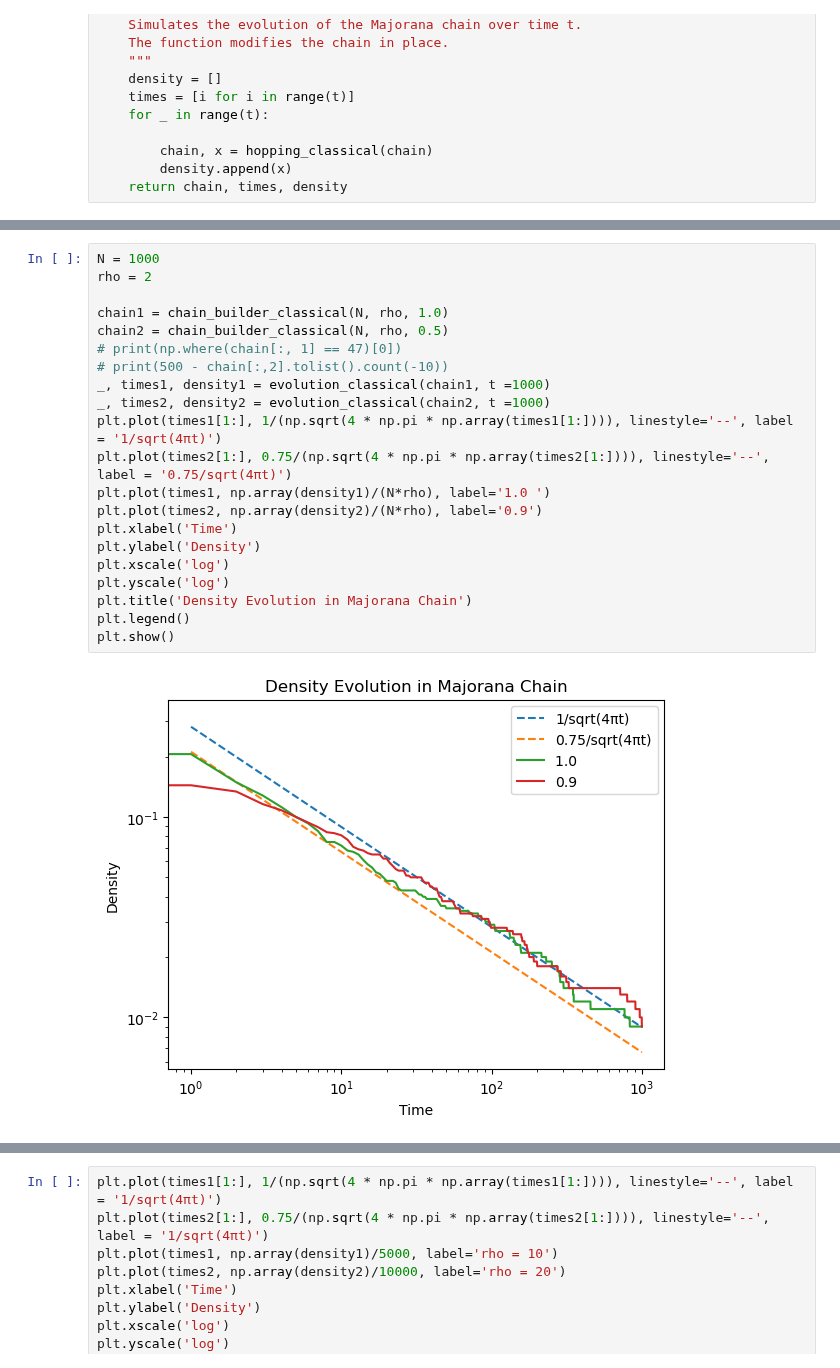
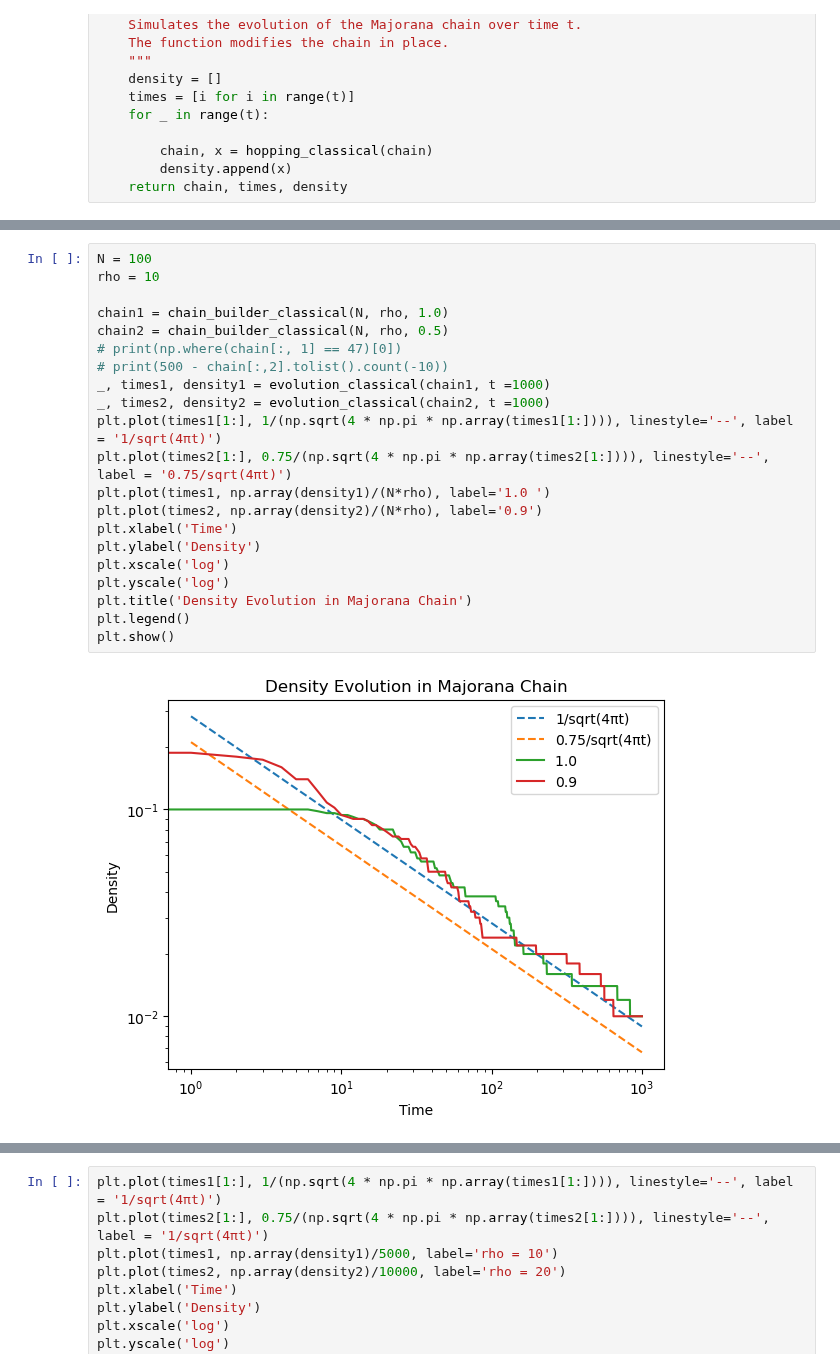
Before and after one commit to toM0dots/Majorana-Braiding, a Jupyter notebook: classical.ipynb, the cells around one changed output, grey strips where cells are left out. Drawn from its saved outputs; the diff is of its cells as text.

```diff
--- a/classical.ipynb
+++ b/classical.ipynb
@@ -117,25 +129,25 @@ print(chain_builder_classical(4, 2, 1.0))
  [  1  47   1]
  [-10 -10 -10]]
 # %%
-N = 1000
-rho = 2
+N = 100
+rho = 10
 
 chain1 = chain_builder_classical(N, rho, 1.0)
 chain2 = chain_builder_classical(N, rho, 0.5)
 # print(np.where(chain[:, 1] == 47)[0])
 # print(500 - chain[:,2].tolist().count(-10))
 _, times1, density1 = evolution_classical(chain1, t =1000)
 _, times2, density2 = evolution_classical(chain2, t =1000)
 plt.plot(times1[1:], 1/(np.sqrt(4 * np.pi * np.array(times1[1:]))), linestyle='--', label = '1/sqrt(4πt)')
 plt.plot(times2[1:], 0.75/(np.sqrt(4 * np.pi * np.array(times2[1:]))), linestyle='--', label = '0.75/sqrt(4πt)')
 plt.plot(times1, np.array(density1)/(N*rho), label='1.0 ')
 plt.plot(times2, np.array(density2)/(N*rho), label='0.9')
 plt.xlabel('Time')
 plt.ylabel('Density')
 plt.xscale('log')
 plt.yscale('log')
 plt.title('Density Evolution in Majorana Chain')
 plt.legend()
 plt.show()
 # %% [output]
-[figure, old version]
+[figure, new version]
```
Also changed, not shown: parts of 3 cells of this notebook.
